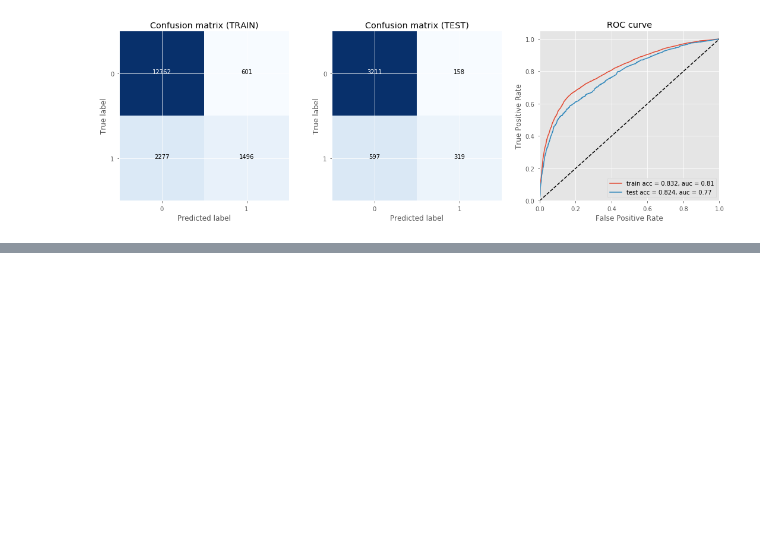
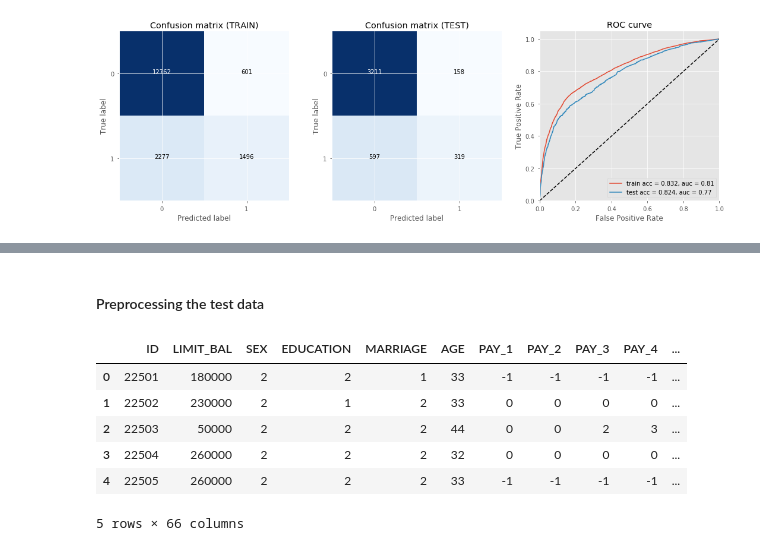
Before and after one commit to RaghwendraSingh/DataChallenge, a Jupyter notebook: notebooks/Defaulting.ipynb, the cells around one changed output, grey strips where cells are left out. Drawn from its saved outputs; the diff is of its cells as text; code cells hidden in the pictures; blank space fills up the shorter version.

Commit message:
selected xgboost model and used the trained xgboost to predict test data labels

```diff
--- a/notebooks/Defaulting.ipynb
+++ b/notebooks/Defaulting.ipynb
@@ -547,0 +493,8 @@ plt.show()
+# %%
+df_test = pd.read_csv('../Data/credit_card_default_TEST.csv', header=1)
+# %%
+df_test.columns = ['ID', 'LIMIT_BAL', 'SEX', 'EDUCATION', 'MARRIAGE', 'AGE', 'PAY_1',
+       'PAY_2', 'PAY_3', 'PAY_4', 'PAY_5', 'PAY_6', 'BILL_AMT1', 'BILL_AMT2',
+       'BILL_AMT3', 'BILL_AMT4', 'BILL_AMT5', 'BILL_AMT6', 'PAY_AMT1',
+       'PAY_AMT2', 'PAY_AMT3', 'PAY_AMT4', 'PAY_AMT5', 'PAY_AMT6']
+df_test['DEFAULTING'] = -1 # creating a dummy variable to work with pasty
@@ -547,0 +547,2 @@ plt.show()
+# %% [markdown]
+#### Preprocessing the test data
@@ -547,0 +551,10 @@ plt.show()
+# %%
+df_test.head()
+# %% [output]
+|  | ID | LIMIT_BAL | SEX | EDUCATION | MARRIAGE | AGE | PAY_1 | PAY_2 | PAY_3 | PAY_4 | ... |
+| 0 | 22501 | 180000 | 2 | 2 | 1 | 33 | -1 | -1 | -1 | -1 | ... |
+| 1 | 22502 | 230000 | 2 | 1 | 2 | 33 | 0 | 0 | 0 | 0 | ... |
+| 2 | 22503 | 50000 | 2 | 2 | 2 | 44 | 0 | 0 | 2 | 3 | ... |
+| 3 | 22504 | 260000 | 2 | 2 | 2 | 32 | 0 | 0 | 0 | 0 | ... |
+| 4 | 22505 | 260000 | 2 | 2 | 2 | 33 | -1 | -1 | -1 | -1 | ... |
+5 rows × 66 columns
```
Also changed, not shown: parts of 17 cells of this notebook.
